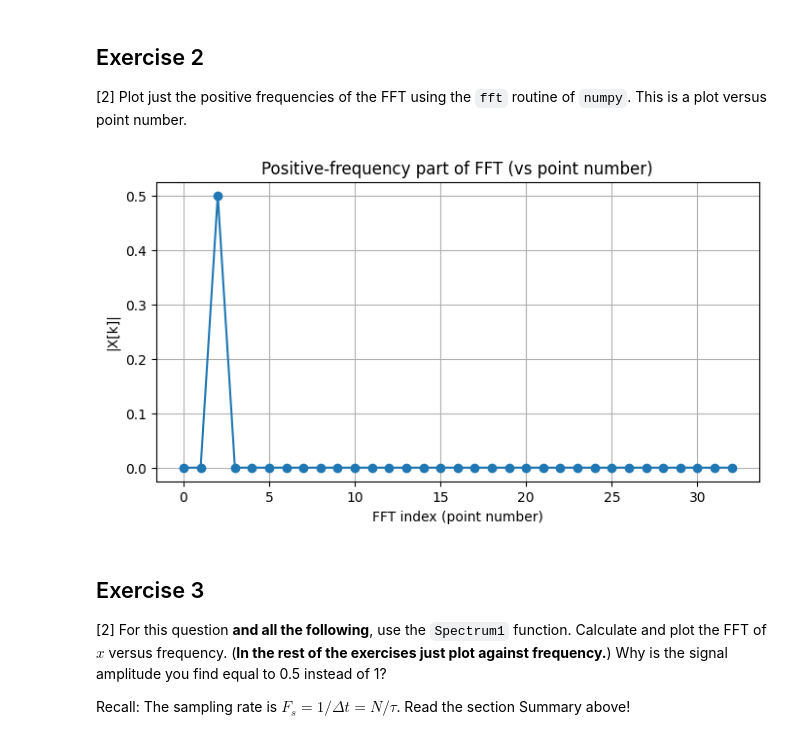
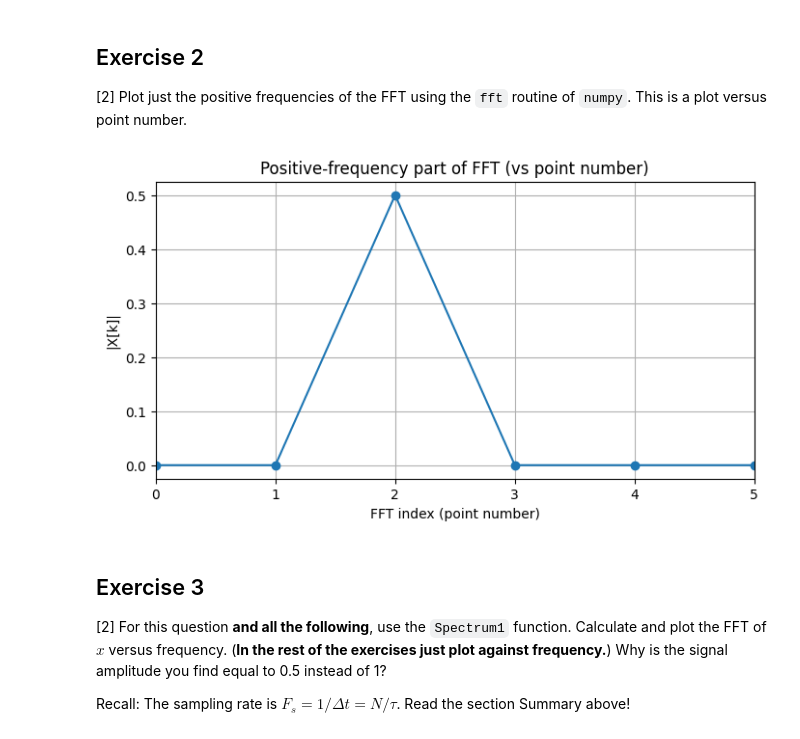
Before and after one commit to PX2145-2025/week-10-b-Taidgh-Mullins, a Jupyter notebook: FFT.ipynb, the cells around one changed output. Saved outputs shown, nothing was run; the diff lists cells and outputs as text; code cells hidden in the pictures.

```diff
--- a/FFT.ipynb
+++ b/FFT.ipynb
@@ -330,31 +330,32 @@ plt.show()
 # %%
 import numpy as np
 import matplotlib.pyplot as plt
 from numpy.fft import fft
 
-# --- Parameters ---
+# My parameters
 N = 64            # number of sample points
 tau = 10.0        # total time window
 t = np.linspace(0, tau, N, endpoint=False)
 f = 0.2           # signal frequency
 
-# --- Signal ---
+# The signal
 x = np.cos(2*np.pi*f*t)
 
-# --- FFT (not frequency-scaled; just point number) ---
-X = fft(x)/N              # compute FFT and normalise
-X_pos = X[:N//2 + 1]      # keep only positive frequencies (0 → N/2)
+# FFT
+X = fft(x)/N   # compute FFT and normalise
+X_pos = X[:N//2 + 1]   # keep only positive frequencies (0 → N/2)
 
 # --- Plot magnitude vs point number ---
 plt.figure(figsize=(8,4))
 plt.plot(np.abs(X_pos), 'o-')
+plt.xlim(0, 5)
 plt.title('Positive-frequency part of FFT (vs point number)')
 plt.xlabel('FFT index (point number)')
 plt.ylabel('|X[k]|')
 plt.grid(True)
 plt.show()
 # %% [output]
-[figure, old version]
+[figure, new version]
 # %% [markdown]
 ## Exercise 3
 
```
Also changed, not shown: parts of 9 cells of this notebook.
